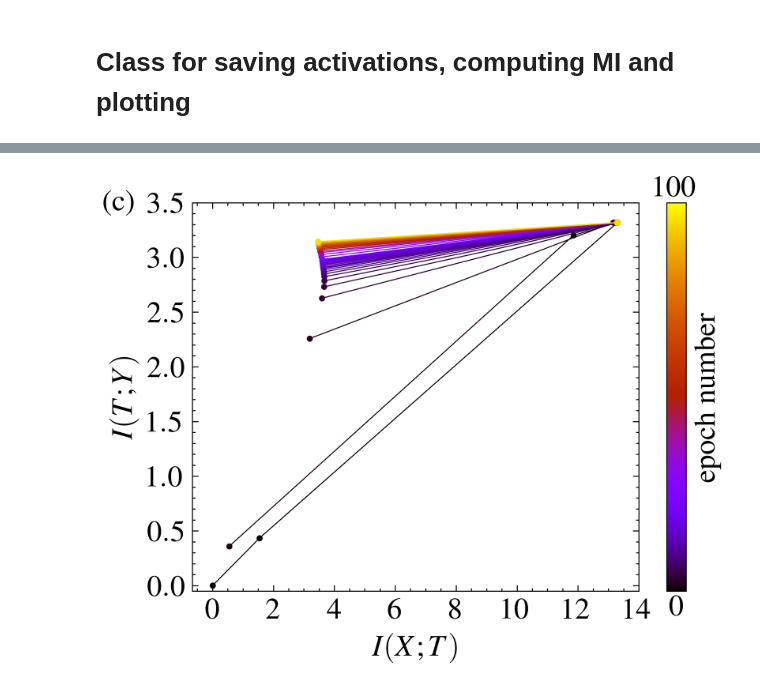
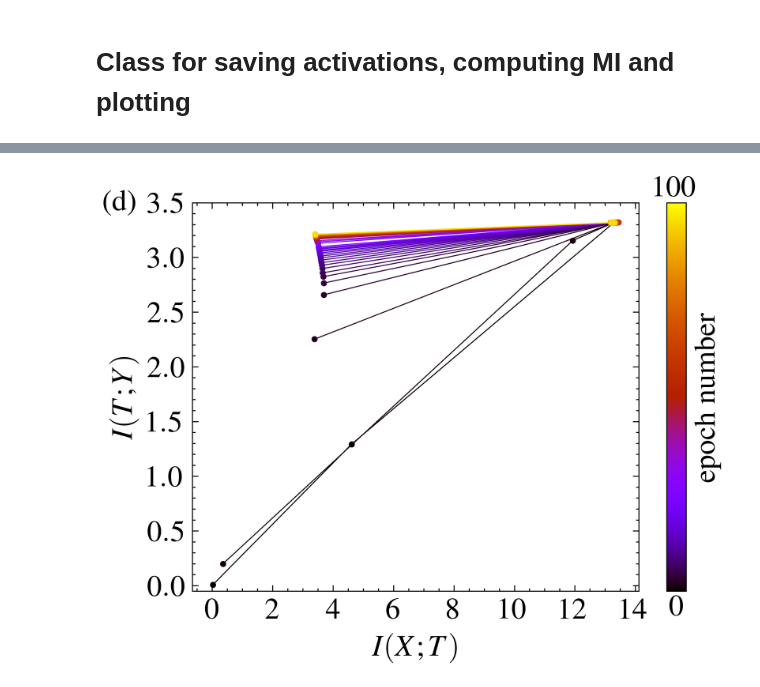
Before and after one commit to resonance-dfb/deep-network-optuna, a Jupyter notebook: 信息瓶颈理论与实现讲座11 ReLU GELU.ipynb, the cells around one changed output, grey strips where cells are left out. Saved outputs shown, nothing was run; the diff lists cells and outputs as text; code cells hidden in the pictures.

```diff
--- a/信息瓶颈理论与实现讲座11 ReLU GELU.ipynb
+++ b/信息瓶颈理论与实现讲座11 ReLU GELU.ipynb
@@ -436,14 +453,15 @@ def plot_information_plane(IXT_array, ITY_array, num_epochs, every_n_early=1, ev
     ax.set_yticks([0, 0.5, 1, 1.5, 2, 2.5, 3.0, 3.5])
     ax.set_ylim(-0.05, 3.5)  # 修改y轴坐标范围
     # Adjust coordinates of text according to the plot area
-    ax.text(-0.2, 0.98, '(a)', fontdict={'size': 15, 'color': 'black'}, transform=ax.transAxes)
+    ax.text(-0.2, 0.98, '(b)', fontdict={'size': 15, 'color': 'black'}, transform=ax.transAxes)
 
-    fig.savefig('D:/深度学习与信息论/Fig8a.eps', dpi=800)
+    #fig.savefig('D:/深度学习与信息论/Fig8b.eps', dpi=800)
     plt.show()
 
 IXT_array = np.load('D:/深度学习与信息论/MI_XM_upper_array.npy')
+print(IXT_array)
 ITY_array = np.load('D:/深度学习与信息论/MI_YM_upper_array.npy')
-
+print(ITY_array)
 
 plot_information_plane(IXT_array, ITY_array, num_epochs=100, every_n_early=1, every_n_late=5)
 # %% [output]
@@ -569,13 +850,13 @@ def plot_information_plane(IXT_array, ITY_array, num_epochs, every_n_early=1, ev
     ax.set_yticks([0, 0.5, 1, 1.5, 2, 2.5, 3.0, 3.5])
     ax.set_ylim(-0.05, 3.5)  # 修改y轴坐标范围
     # Adjust coordinates of text according to the plot area
-    ax.text(-0.2, 0.98, '(b)', fontdict={'size': 15, 'color': 'black'}, transform=ax.transAxes)
+    ax.text(-0.2, 0.98, '(c)', fontdict={'size': 15, 'color': 'black'}, transform=ax.transAxes)
 
-    fig.savefig('D:/深度学习与信息论/Fig8b.eps', dpi=800)
+    fig.savefig('D:/深度学习与信息论/Fig8c.eps', dpi=800)
     plt.show()
 
-IXT_array = np.load('D:/深度学习与信息论/MI_XM_upper_array.npy')
-ITY_array = np.load('D:/深度学习与信息论/MI_YM_upper_array.npy')
+IXT_array = np.load('D:/深度学习与信息论/MI_XM_upper_arrayS.npy')
+ITY_array = np.load('D:/深度学习与信息论/MI_YM_upper_arrayS.npy')
 
 
 plot_information_plane(IXT_array, ITY_array, num_epochs=100, every_n_early=1, every_n_late=5)
@@ -679,35 +1221,35 @@ def plot_information_plane(IXT_array, ITY_array, num_epochs, every_n_early=1, ev
         # 根据 epoch 的范围调整 every_n
         if i < 20:
             color_idx = i * every_n_early
         else:
             color_idx = 20 * every_n_early + (i - 20) * every_n_late
 
         ax.plot(IXT, ITY, marker='o', markersize=3, markeredgewidth=0.04,
                 linestyle='-', linewidth=0.5, color=colors[color_idx], zorder=10)
 
     sm = plt.cm.ScalarMappable(cmap=cmap, norm=plt.Normalize(vmin=0, vmax=1))
     sm._A = []
 
     # 使用ax参数指定颜色条位置
     cbar = plt.colorbar(sm, ax=ax, ticks=[])
     cbar.set_label('epoch number', fontsize=15)
     cbar.ax.tick_params(labelsize=15)
     cbar.ax.text(0.5, -0.01, 0, transform=cbar.ax.transAxes, va='top', ha='center')
     cbar.ax.text(0.5, 1.0, str(num_epochs), transform=cbar.ax.transAxes, va='bottom', ha='center')
 
     ax.set_xticks([0, 2, 4, 6, 8, 10, 12, 14])
     ax.set_yticks([0, 0.5, 1, 1.5, 2, 2.5, 3.0, 3.5])
     ax.set_ylim(-0.05, 3.5)  # 修改y轴坐标范围
     # Adjust coordinates of text according to the plot area
-    ax.text(-0.2, 0.98, '(c)', fontdict={'size': 15, 'color': 'black'}, transform=ax.transAxes)
+    ax.text(-0.2, 0.98, '(d)', fontdict={'size': 15, 'color': 'black'}, transform=ax.transAxes)
 
-    fig.savefig('D:/深度学习与信息论/Fig8c.eps', dpi=800)
+    fig.savefig('D:/深度学习与信息论/Fig8d.eps', dpi=800)
     plt.show()
 
-IXT_array = np.load('D:/深度学习与信息论/MI_XM_upper_array.npy')
-ITY_array = np.load('D:/深度学习与信息论/MI_YM_upper_array.npy')
+IXT_array = np.load('D:/深度学习与信息论/MI_XM_upper_arrayG.npy')
+ITY_array = np.load('D:/深度学习与信息论/MI_YM_upper_arrayG.npy')
 
 
 plot_information_plane(IXT_array, ITY_array, num_epochs=100, every_n_early=1, every_n_late=5)
 # %% [output]
-[figure, old version]
+[figure, new version]
```
Also changed, not shown: parts of 19 cells of this notebook.
